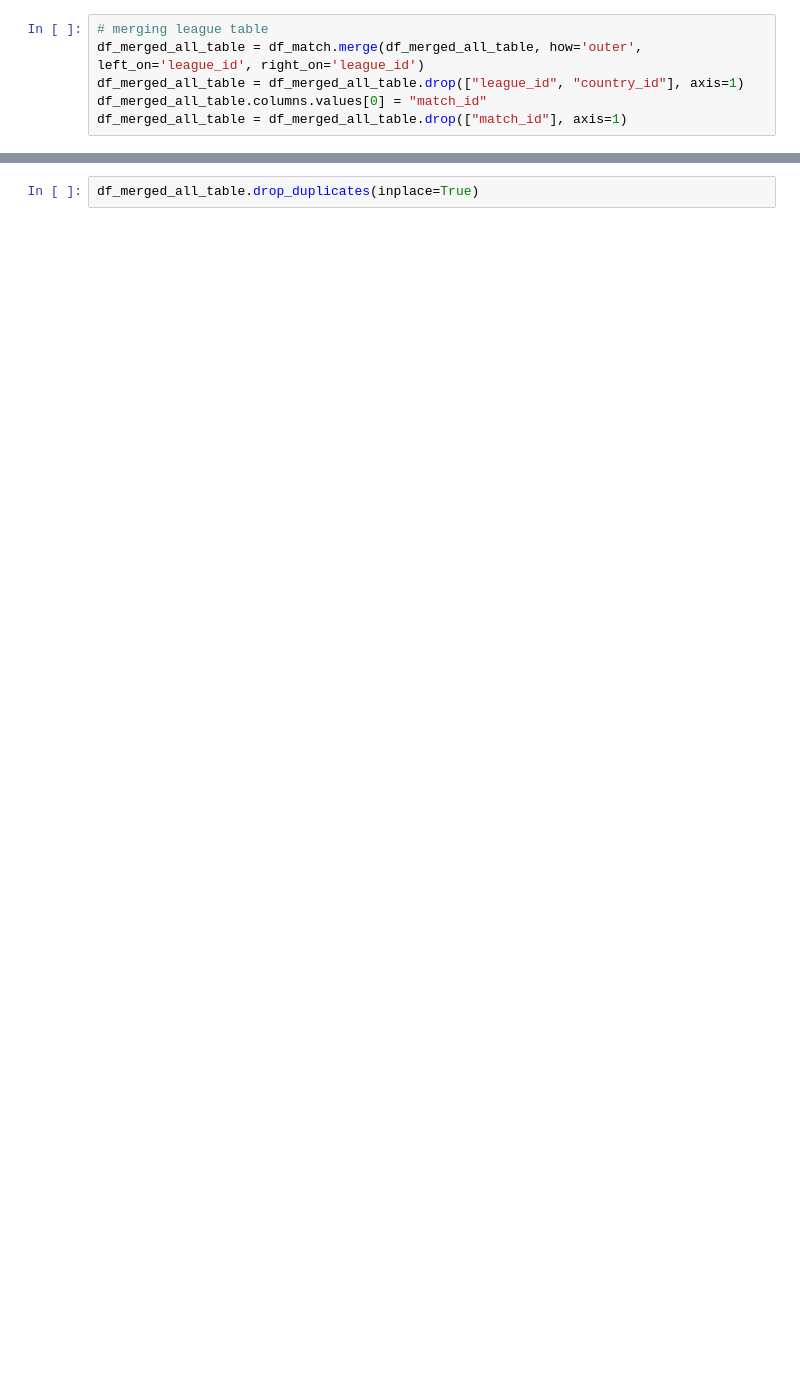
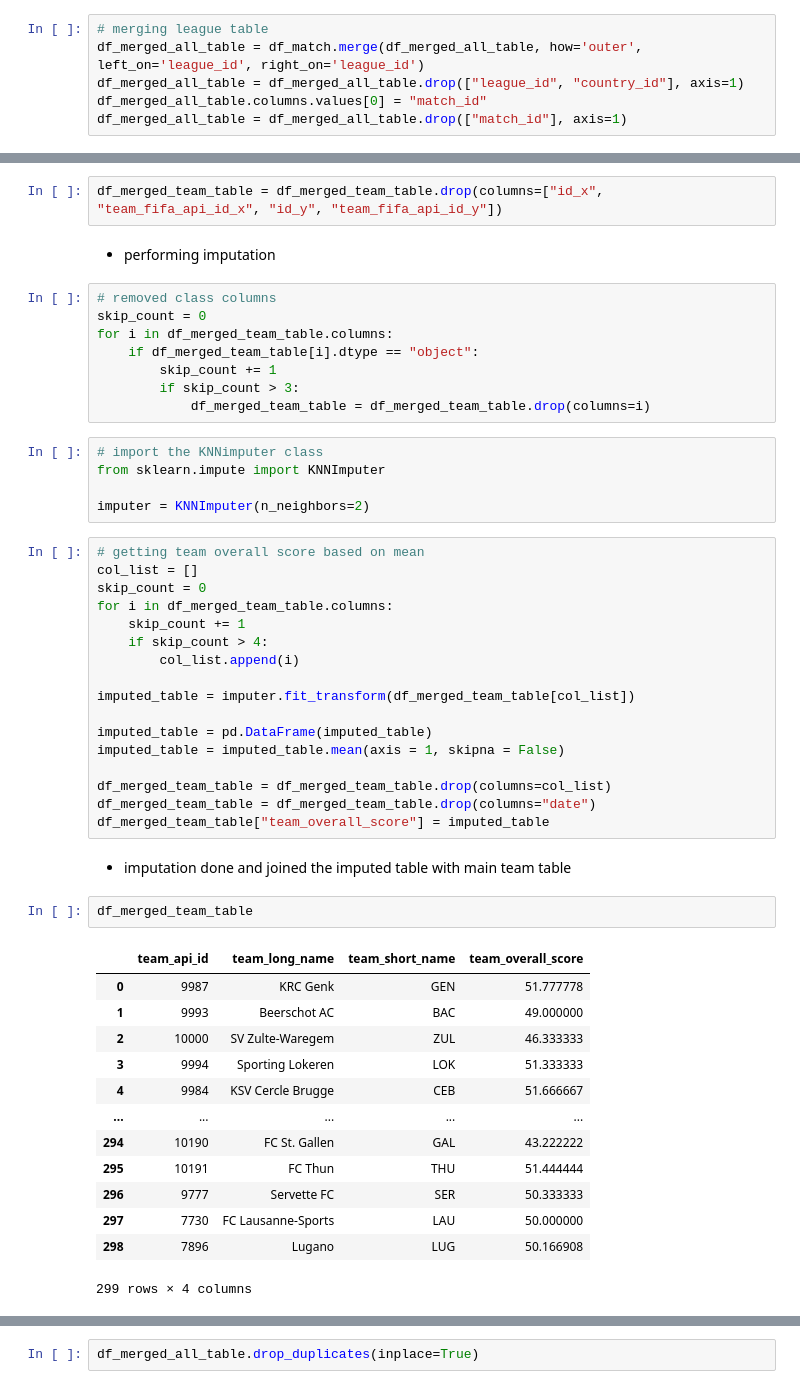
Before and after one commit to ravi7522/Football-Prediction, a Jupyter notebook: data_preprocessing_table_merge.ipynb, the cells around one changed output, grey strips where cells are left out. Drawn from its saved outputs; the diff is of its cells as text; blank space fills up the shorter version.

```diff
--- a/data_preprocessing_table_merge.ipynb
+++ b/data_preprocessing_table_merge.ipynb
@@ -101,0 +83,52 @@ df_merged_all_table = df_merged_all_table.drop(["match_id"], axis=1)
+# %%
+df_merged_team_table = df_merged_team_table.drop(columns=["id_x", "team_fifa_api_id_x", "id_y", "team_fifa_api_id_y"])
+# %% [markdown]
+* performing imputation
+# %%
+# removed class columns
+skip_count = 0
+for i in df_merged_team_table.columns:
+    if df_merged_team_table[i].dtype == "object":
+        skip_count += 1
+        if skip_count > 3:
+            df_merged_team_table = df_merged_team_table.drop(columns=i)
+# %%
+# import the KNNimputer class
+from sklearn.impute import KNNImputer
+
+imputer = KNNImputer(n_neighbors=2)
+# %%
+# getting team overall score based on mean
+col_list = []
+skip_count = 0
+for i in df_merged_team_table.columns:
+    skip_count += 1
+    if skip_count > 4:
+        col_list.append(i)
+
+imputed_table = imputer.fit_transform(df_merged_team_table[col_list])
+
+imputed_table = pd.DataFrame(imputed_table)
+imputed_table = imputed_table.mean(axis = 1, skipna = False)
+
+df_merged_team_table = df_merged_team_table.drop(columns=col_list)
+df_merged_team_table = df_merged_team_table.drop(columns="date")
+df_merged_team_table["team_overall_score"] = imputed_table
+# %% [markdown]
+* imputation done and joined the imputed table with main team table
+# %%
+df_merged_team_table
+# %% [output]
+|  | team_api_id | team_long_name | team_short_name | team_overall_score |
+| 0 | 9987 | KRC Genk | GEN | 51.777778 |
+| 1 | 9993 | Beerschot AC | BAC | 49.000000 |
+| 2 | 10000 | SV Zulte-Waregem | ZUL | 46.333333 |
+| 3 | 9994 | Sporting Lokeren | LOK | 51.333333 |
+| 4 | 9984 | KSV Cercle Brugge | CEB | 51.666667 |
+| ... | ... | ... | ... | ... |
+| 294 | 10190 | FC St. Gallen | GAL | 43.222222 |
+| 295 | 10191 | FC Thun | THU | 51.444444 |
+| 296 | 9777 | Servette FC | SER | 50.333333 |
+| 297 | 7730 | FC Lausanne-Sports | LAU | 50.000000 |
+| 298 | 7896 | Lugano | LUG | 50.166908 |
+299 rows × 4 columns
```
Also changed, not shown: parts of 69 cells of this notebook, 2 other files.
